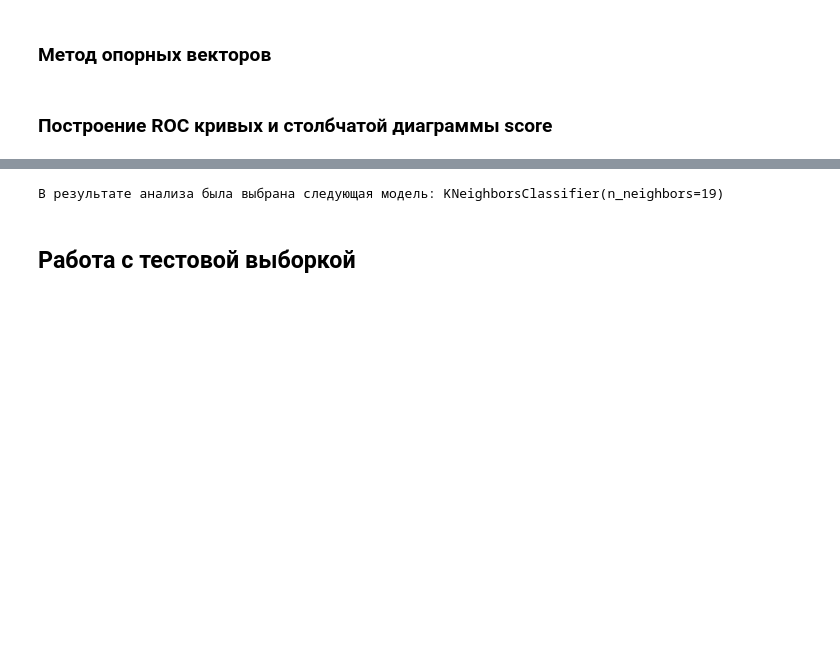
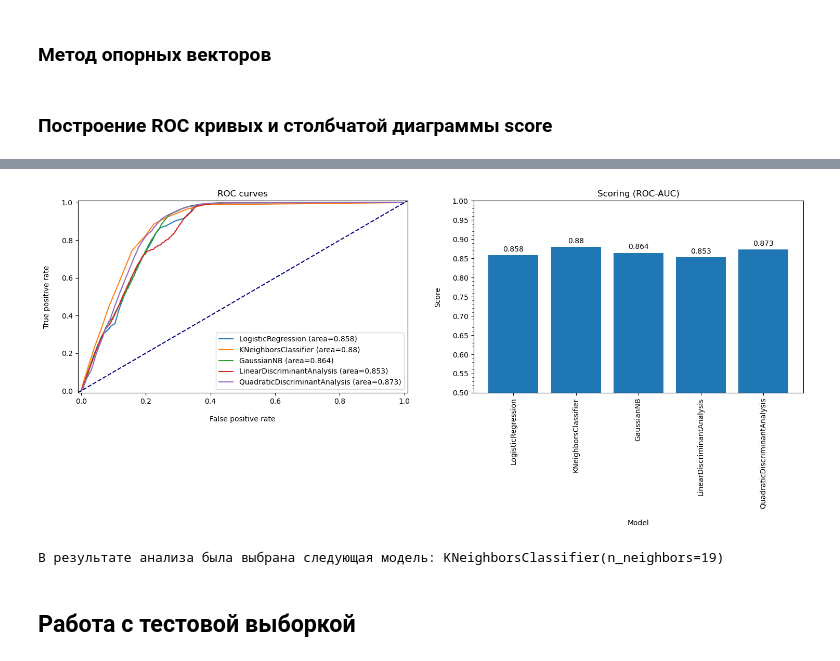
Before and after one commit to fongradnastya/data_analysis_2, a Jupyter notebook: notebooks/work.ipynb, the cells around one changed output, grey strips where cells are left out. Drawn from its saved outputs; the diff is of its cells as text; code cells hidden in the pictures; blank space fills up the shorter version.

```diff
--- a/notebooks/work.ipynb
+++ b/notebooks/work.ipynb
@@ -157,9 +189,9 @@ print(selected_features_chi2)
 ### Сравнение результатов
 # %%
 selected_dict = {
-    "chi2": skb,
-    "rfe": rfe,
-    "mutual_inf": selector,
+    "filtration": skb,
+    "wrapper": rfe,
+    "built-in methods": selector,
 }
 # %% [markdown]
 Подсчёт score для изначального фрейма
@@ -184,7 +216,7 @@ Score (ROC-AUC): 0.8636157626498
 Можно увидеть, что 1 и 3 методы выбора значимых признаков дали наилучший результат
 ### Удаление незначимых признаков
 # %%
-selected_features = selected_features_mutual_info
+selected_features = selected_names_1
 train_data = train_data.loc[:, np.append(selected_features, result_col)]
 test_data = test_data.loc[:, selected_features]
 df_all = selected_features
@@ -228,7 +260,13 @@ x_train, x_test, y_train, y_test = train_test_split(x, y, test_size=0.3, random_
 # %% [markdown]
 ## Построение моделей
 # %%
-def create_train_model(clf, param_grid: dict[str]={}) -> GridSearchCV:
+def create_train_model(clf, param_grid) -> GridSearchCV:
+    """
+    Строит модель на основе данных
+    :param clf: вид используемой модели
+    :param param_grid: пораметры для теста моделей
+    :return:
+    """
     print("Started creation")
     """Создать и обучить модель с подбором параметров."""
     new_model = GridSearchCV(clf, param_grid, n_jobs=-1, scoring="roc_auc").fit(x_train, y_train)
@@ -341,3 +371,27 @@ plt.show()
+# %%
+def plot_bar_graph(ax):
+    """
+    Строит столбчатую диаграмму для score моделей
+    :param ax: ось, на которой строим график
+    """
+    ax.bar(names, scoring)
+    ax.set_title("Scoring (ROC-AUC)")
+    ax.tick_params("x", labelrotation=90)
+    ax.set_ylim((0.5, 1))
+    ax.yaxis.set_major_locator(MultipleLocator(0.05))
+    ax.yaxis.set_minor_locator(MultipleLocator(0.01))
+    for rect, score in zip(ax.patches, scoring):
+        ax.text(rect.get_x() + rect.get_width() / 2, rect.get_height() + 0.01, score, ha="center")
+    ax.set_xlabel("Model", labelpad=15)
+    ax.set_ylabel("Score", labelpad=15)
+# %%
+fig, axes = plt.subplots(1, 2)
+fig.set_figwidth(18)
+plot_roc_curves(axes[0])
+plot_bar_graph(axes[1])
+plt.show()
+# %% [output]
+[figure, added]
 # %%
 best_model = models[scoring.index(max(scoring))]
 print("В результате анализа была выбрана следующая модель: " + str(best_model.best_estimator_))
```
Also changed, not shown: parts of 26 cells of this notebook, 2 other files.
